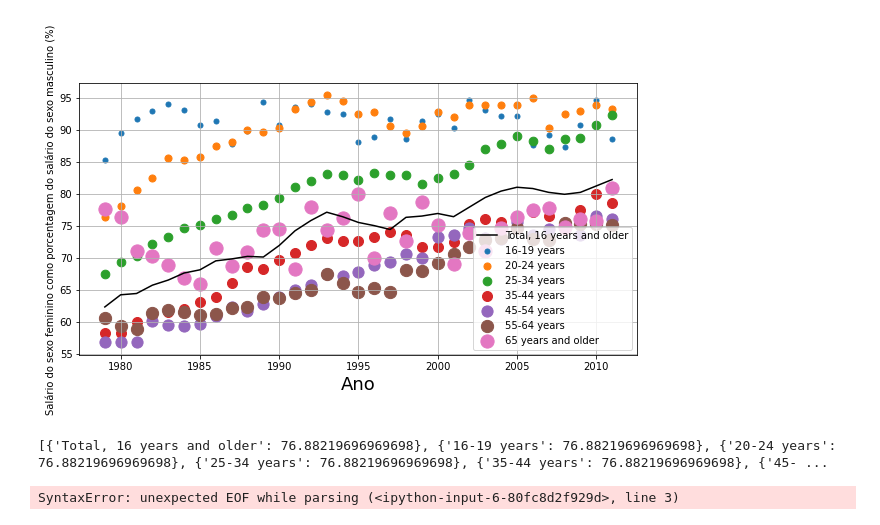
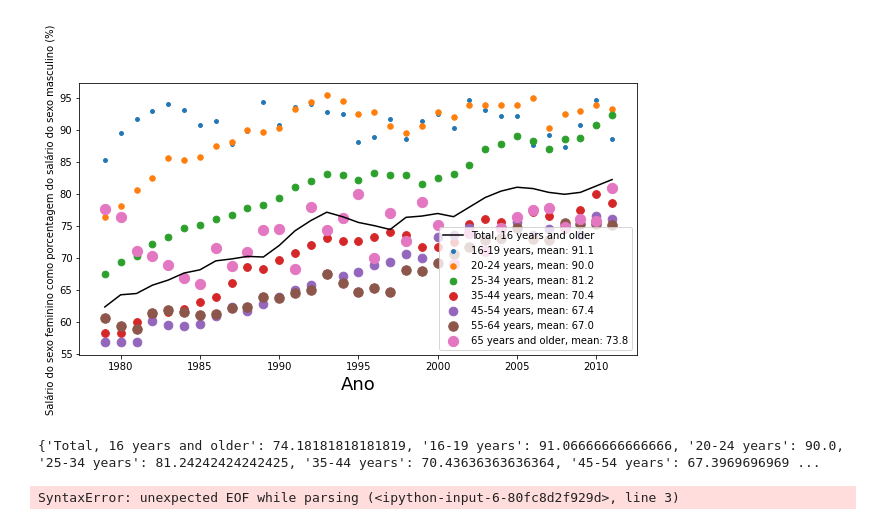
Before and after one commit to gtkacz/idata, a Jupyter notebook: Base_05/analise.ipynb, the cells around one changed output. Drawn from its saved outputs; the diff is of its cells as text; code cells hidden in the pictures.

```diff
--- a/Base_05/analise.ipynb
+++ b/Base_05/analise.ipynb
@@ -17,45 +17,48 @@ for index, row in earnings.iterrows():
     if row['group'] not in labels:
         labels.append(row['group'])
 # %%
-values=[25,0,0,0,0,0,0]
+values=[15,0,0,0,0,0,0]
 
 for k in range(len(values)-1):
     values[k+1]=values[k]+values[0]
 
-colors=['b','g','r','c','m','y','tan']
+colors=['b','g','r','c','m','y','slategrey']
 
-means=[]
+means={}
 # %%
 df=earnings[earnings.group == 'Total, 16 years and older']
-Mean=mean(array(earnings.percent))
-means.append({'Total, 16 years and older':Mean})
+Mean=mean(array(df.percent))
+means['Total, 16 years and older']=Mean
 plt.plot(df.Year, df.percent, label='Total, 16 years and older', c='k')
 
 j=0
 
 for i in labels[1:]:
     s=(values[j])
     c=choice(colors)
     colors.remove(c)
 
     df=earnings[earnings.group == i]
-    Mean=mean(array(earnings.percent))
-    means.append({i:Mean})
-    plt.scatter(df.Year, df.percent, label=i, alpha=1, s=s)
+    Mean=mean(array(df.percent))
+    means[i]=Mean
+    st=round(means.get(i),1)
+    label=i+", mean: "+(str(st))
+
+    plt.scatter(df.Year, df.percent, label=label, alpha=1, s=s)
     #plt.plot(df.Year, df.percent)
 
     j+=1
 
-plt.grid(True)
+#plt.grid(True)
 plt.legend()
 plt.xlabel("Ano", fontsize=18)
 plt.ylabel("Salário do sexo feminino como porcentagem do salário do sexo masculino (%)", fontsize=10)
 plt.show()
 
 print(means)
 # %% [output]
-[figure, old version]
+[figure, new version]
-[{'Total, 16 years and older': 76.88219696969698}, {'16-19 years': 76.88219696969698}, {'20-24 years': 76.88219696969698}, {'25-34 years': 76.88219696969698}, {'35-44 years': 76.88219696969698}, {'45- ...
+{'Total, 16 years and older': 74.18181818181819, '16-19 years': 91.06666666666666, '20-24 years': 90.0, '25-34 years': 81.24242424242425, '35-44 years': 70.43636363636364, '45-54 years': 67.3969696969 ...
 # %%
 employed_dict={}
 
```
